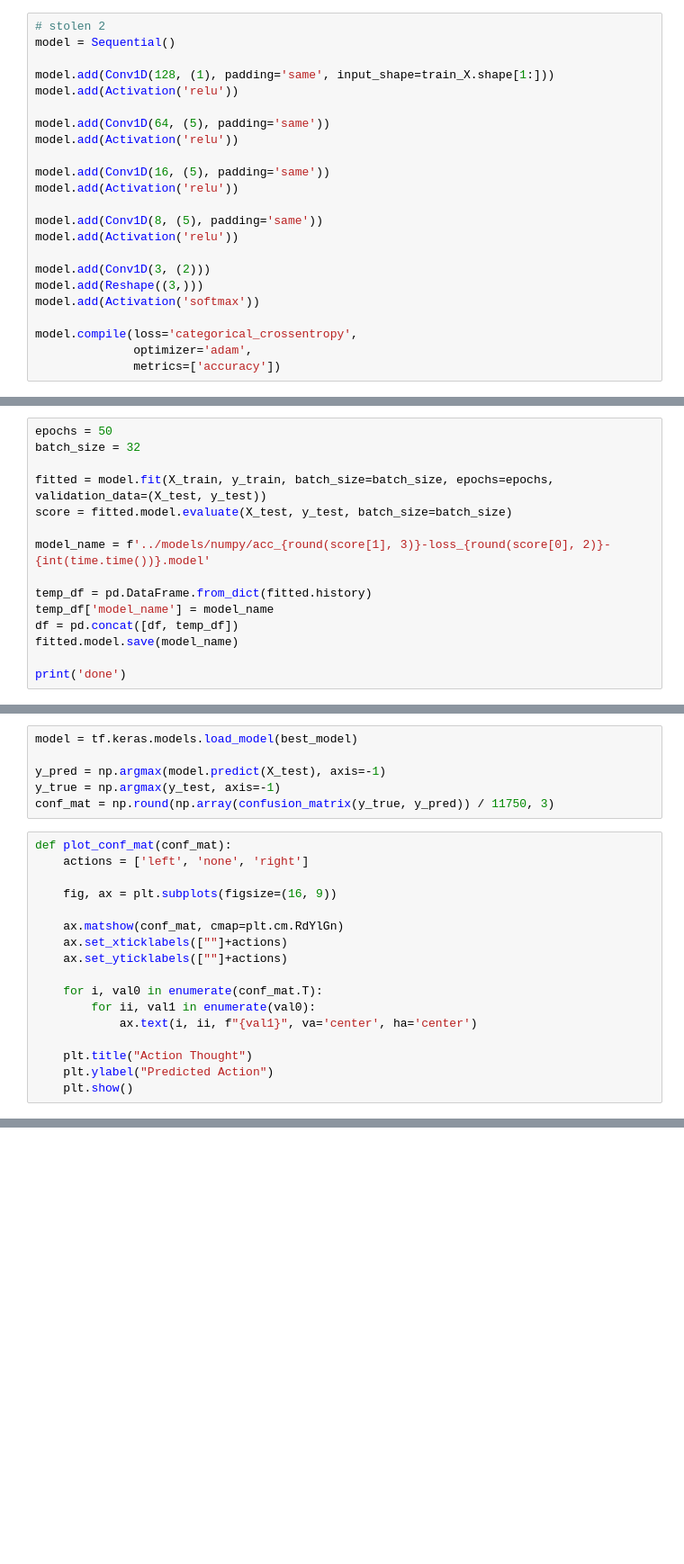
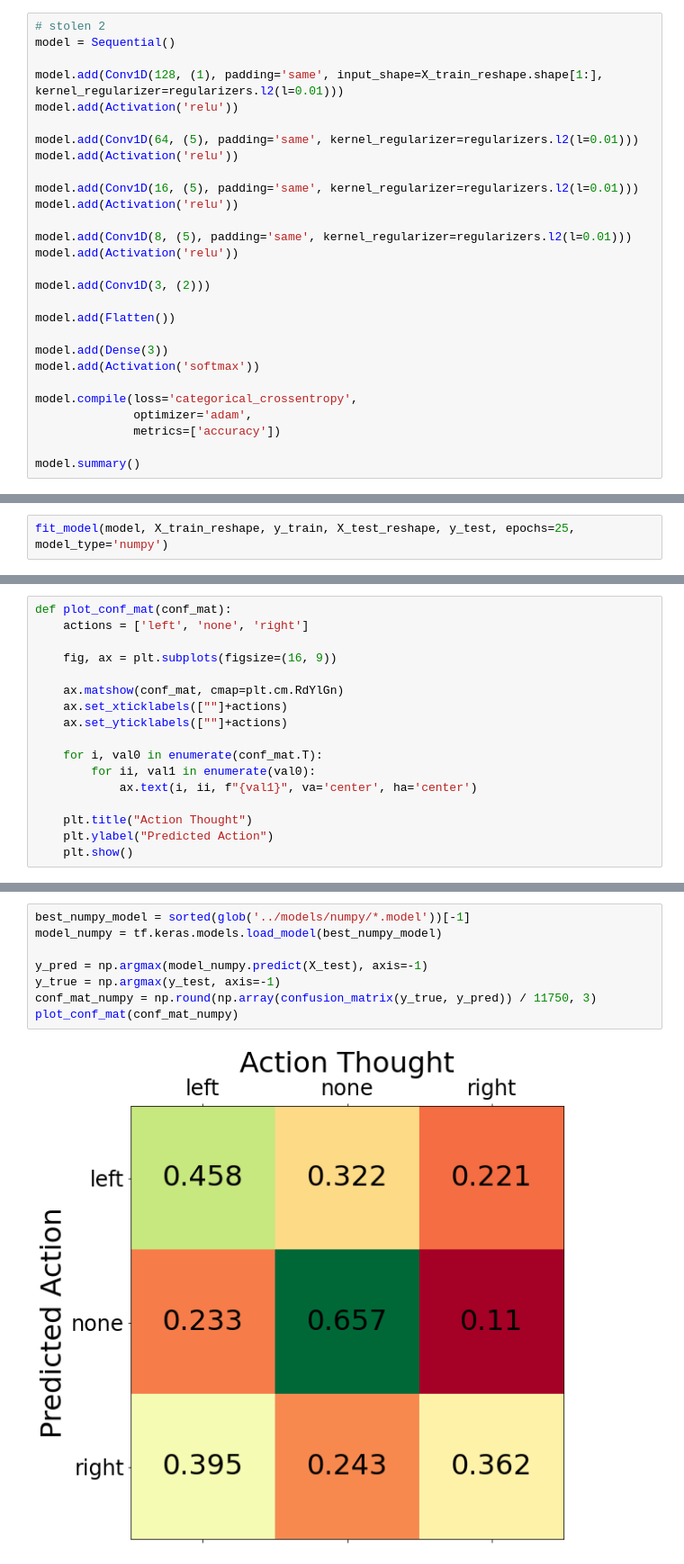
Before and after one commit to josiah-d/Predict-Directional-Thought, a Jupyter notebook: notebooks/test_bed.ipynb, the cells around one changed output, grey strips where cells are left out. Shown: that part at 90% size. Drawn from its saved outputs; the diff is of its cells as text; blank space fills up the shorter version.

Commit message:
still trying to find a model

```diff
--- a/notebooks/test_bed.ipynb
+++ b/notebooks/test_bed.ipynb
@@ -352,22 +264,27 @@ test_X = np.clip(np.array(X_test).reshape(reshape), -10, 10) / 10
 # stolen 2
 model = Sequential()
 
-model.add(Conv1D(128, (1), padding='same', input_shape=train_X.shape[1:]))
+model.add(Conv1D(128, (1), padding='same', input_shape=X_train_reshape.shape[1:], kernel_regularizer=regularizers.l2(l=0.01)))
 model.add(Activation('relu'))
 
-model.add(Conv1D(64, (5), padding='same'))
+model.add(Conv1D(64, (5), padding='same', kernel_regularizer=regularizers.l2(l=0.01)))
 model.add(Activation('relu'))
 
-model.add(Conv1D(16, (5), padding='same'))
+model.add(Conv1D(16, (5), padding='same', kernel_regularizer=regularizers.l2(l=0.01)))
 model.add(Activation('relu'))
 
-model.add(Conv1D(8, (5), padding='same'))
+model.add(Conv1D(8, (5), padding='same', kernel_regularizer=regularizers.l2(l=0.01)))
 model.add(Activation('relu'))
 
 model.add(Conv1D(3, (2)))
-model.add(Reshape((3,)))
+
+model.add(Flatten())
+
+model.add(Dense(3))
 model.add(Activation('softmax'))
 
 model.compile(loss='categorical_crossentropy',
               optimizer='adam',
               metrics=['accuracy'])
+
+model.summary()
@@ -374,16 +309,3 @@ model.compile(loss='categorical_crossentropy',
 # %%
-epochs = 50
-batch_size = 32
-
-fitted = model.fit(X_train, y_train, batch_size=batch_size, epochs=epochs, validation_data=(X_test, y_test))
-score = fitted.model.evaluate(X_test, y_test, batch_size=batch_size)
-
-model_name = f'../models/numpy/acc_{round(score[1], 3)}-loss_{round(score[0], 2)}-{int(time.time())}.model'
-
-temp_df = pd.DataFrame.from_dict(fitted.history)
-temp_df['model_name'] = model_name
-df = pd.concat([df, temp_df])
-fitted.model.save(model_name)
-
-print('done')
+fit_model(model, X_train_reshape, y_train, X_test_reshape, y_test, epochs=25, model_type='numpy')
 # %% [output]
@@ -447,9 +329,3 @@ best_model = sorted(glob('../models/numpy/*.model'))[-1]
-# %%
-model = tf.keras.models.load_model(best_model)
-
-y_pred = np.argmax(model.predict(X_test), axis=-1)
-y_true = np.argmax(y_test, axis=-1)
-conf_mat = np.round(np.array(confusion_matrix(y_true, y_pred)) / 11750, 3)
 # %%
 def plot_conf_mat(conf_mat):
     actions = ['left', 'none', 'right']
@@ -471,0 +346,10 @@ plot_conf_mat(conf_mat)
+# %%
+best_numpy_model = sorted(glob('../models/numpy/*.model'))[-1]
+model_numpy = tf.keras.models.load_model(best_numpy_model)
+
+y_pred = np.argmax(model_numpy.predict(X_test), axis=-1)
+y_true = np.argmax(y_test, axis=-1)
+conf_mat_numpy = np.round(np.array(confusion_matrix(y_true, y_pred)) / 11750, 3)
+plot_conf_mat(conf_mat_numpy)
+# %% [output]
+[figure, added]
```
Also changed, not shown: parts of 27 cells of this notebook.
